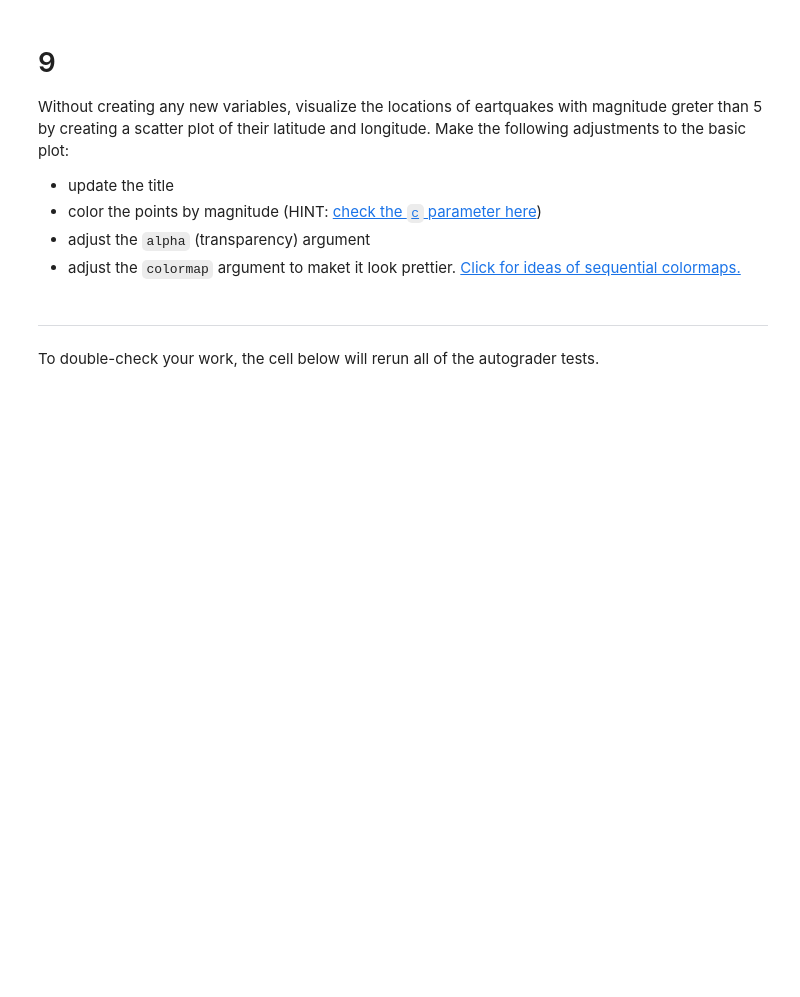
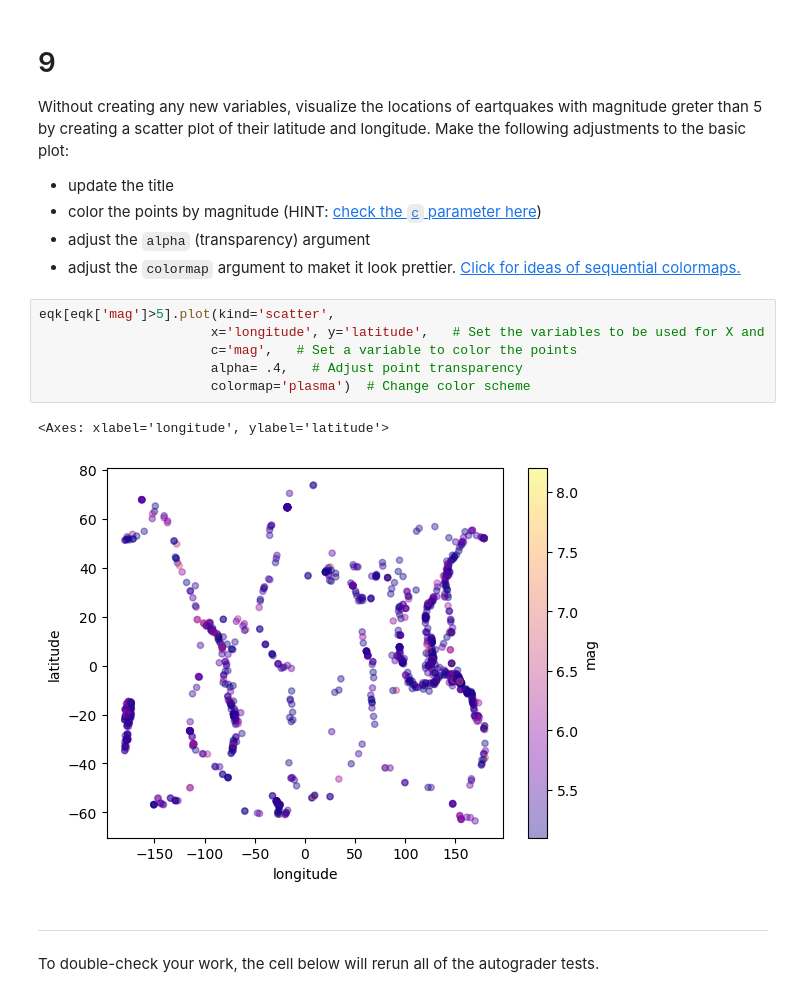
Before and after one commit to natashaclemencon/eds220-hwk1, a Jupyter notebook: task3/hwk1-task3-earthquakes.ipynb, the cells around one changed output. Cells and saved outputs as stored; diff of their text form; blank space fills up the shorter version.

```diff
--- a/task3/hwk1-task3-earthquakes.ipynb
+++ b/task3/hwk1-task3-earthquakes.ipynb
@@ -257,6 +300,15 @@ Without creating any new variables, visualize the locations of eartquakes with m
 - color the points by magnitude (HINT: [check the `c` parameter here](https://pandas.pydata.org/pandas-docs/stable/reference/api/pandas.DataFrame.plot.scatter.html))
 - adjust the `alpha` (transparency) argument
 - adjust the `colormap` argument to maket it look prettier. [Click for ideas of sequential colormaps.](https://matplotlib.org/stable/users/explain/colors/colormaps.html)
+# %%
+eqk[eqk['mag']>5].plot(kind='scatter',
+                      x='longitude', y='latitude',   # Set the variables to be used for X and
+                      c='mag',   # Set a variable to color the points
+                      alpha= .4,   # Adjust point transparency
+                      colormap='plasma')  # Change color scheme
+# %% [output]
+<Axes: xlabel='longitude', ylabel='latitude'>
+[figure, added]
 # %% [markdown]
 ---
 
```
Also changed, not shown: parts of 12 cells of this notebook.
